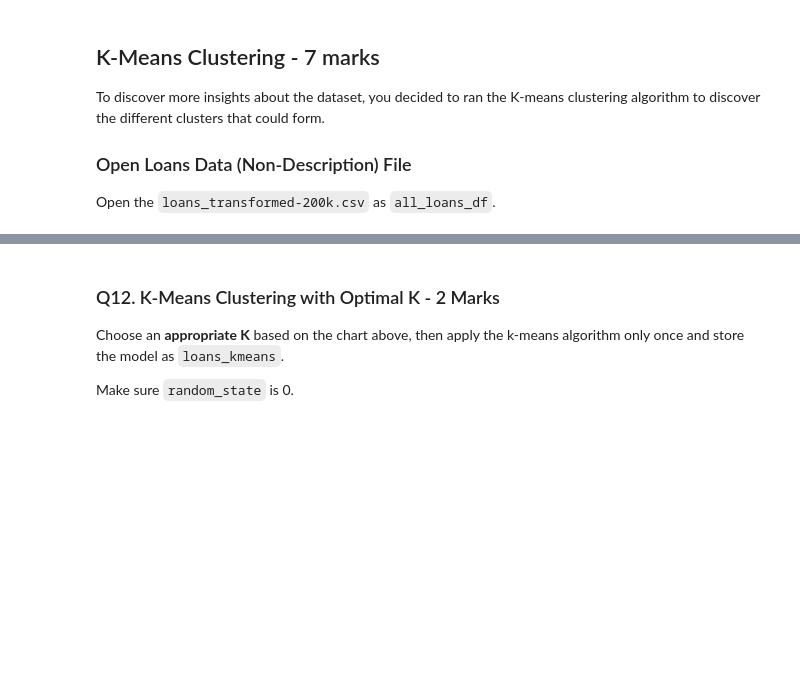
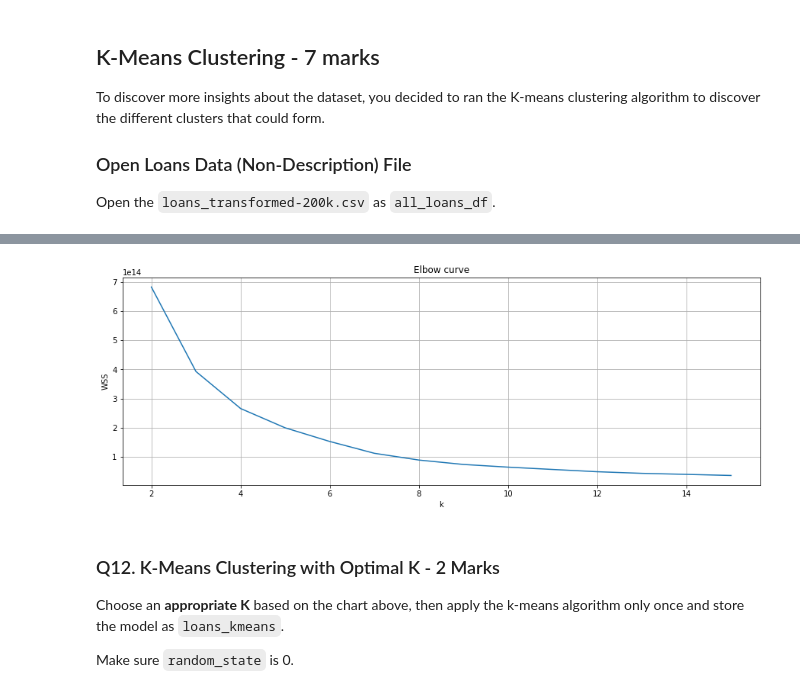
Before and after one commit to swathidbhat/Hackwagon-DS102, a Jupyter notebook: problem-set-3/problem-set-3.ipynb, the cells around one changed output, grey strips where cells are left out. Saved outputs shown, nothing was run; the diff lists cells and outputs as text; code cells hidden in the pictures; blank space fills up the shorter version.

```diff
--- a/problem-set-3/problem-set-3.ipynb
+++ b/problem-set-3/problem-set-3.ipynb
@@ -175,3 +379,6 @@ To discover more insights about the dataset, you decided to ran the K-means clus
 ### Open Loans Data (Non-Description) File
 
 Open the `loans_transformed-200k.csv` as `all_loans_df`.
+# %%
+all_loans_df = pd.read_csv('loans_transformed-200k.csv')
+all_loans_df.head()
@@ -183,3 +398,20 @@ Just as the above Integer Encoding question, create a new column called `target_
 **Expected Output:**
 
 <img src="https://i.imgur.com/D0VcNAs.png"/>
+# %%
+# retrieving unique values
+print (all_loans_df['target'].unique())
+
+# defining the function to encode integers
+def int_encoder(x):
+    if x == 'Non Default':
+        return 0
+    else:
+        return 1
+# applying the function
+target_int = all_loans_df['target'].apply(int_encoder)
+all_loans_df['target_int'] = target_int
+
+# testing
+print(all_loans_df.shape)
+all_loans_df.head()
@@ -194,3 +436,12 @@ For K-means algorithm to work properly, your dataframe should only contain numer
 **Expected Output:**
 
 <img src="https://i.imgur.com/80Ccldn.png">
+# %%
+# including only numeric columns
+numerics = ['int16', 'int32', 'int64', 'float16', 'float32', 'float64']
+loans_numeric_df = all_loans_df.select_dtypes(include=numerics)
+loans_numeric_df.drop(columns = ['int_round', 'income_tax'], inplace = True)
+
+# testing
+print(loans_numeric_df.shape)
+loans_numeric_df.head()
@@ -210,3 +472,21 @@ Plot the elbow plot by doing multiple iterations of the k-means algorithm, betwe
+# %%
+A = loans_numeric_df
+distortions = []
+for k in range(2, 16):
+    kmeans = KMeans(n_clusters = k)
+    kmeans.fit(A)
+    distortions.append(kmeans.inertia_)
+
+#  Plotting
+fig = plt.figure(figsize=(15, 5))
+plt.plot(range(2, 16), distortions)
+plt.grid(True)
+plt.title('Elbow curve')
+plt.xlabel('k')
+plt.ylabel('WSS')
+plt.show()
+# %% [output]
+[figure, added]
 # %%
 ## TA/INSTRUCTOR ONLY
 ## PLOT MARK: /1
```
Also changed, not shown: parts of 37 cells of this notebook.
